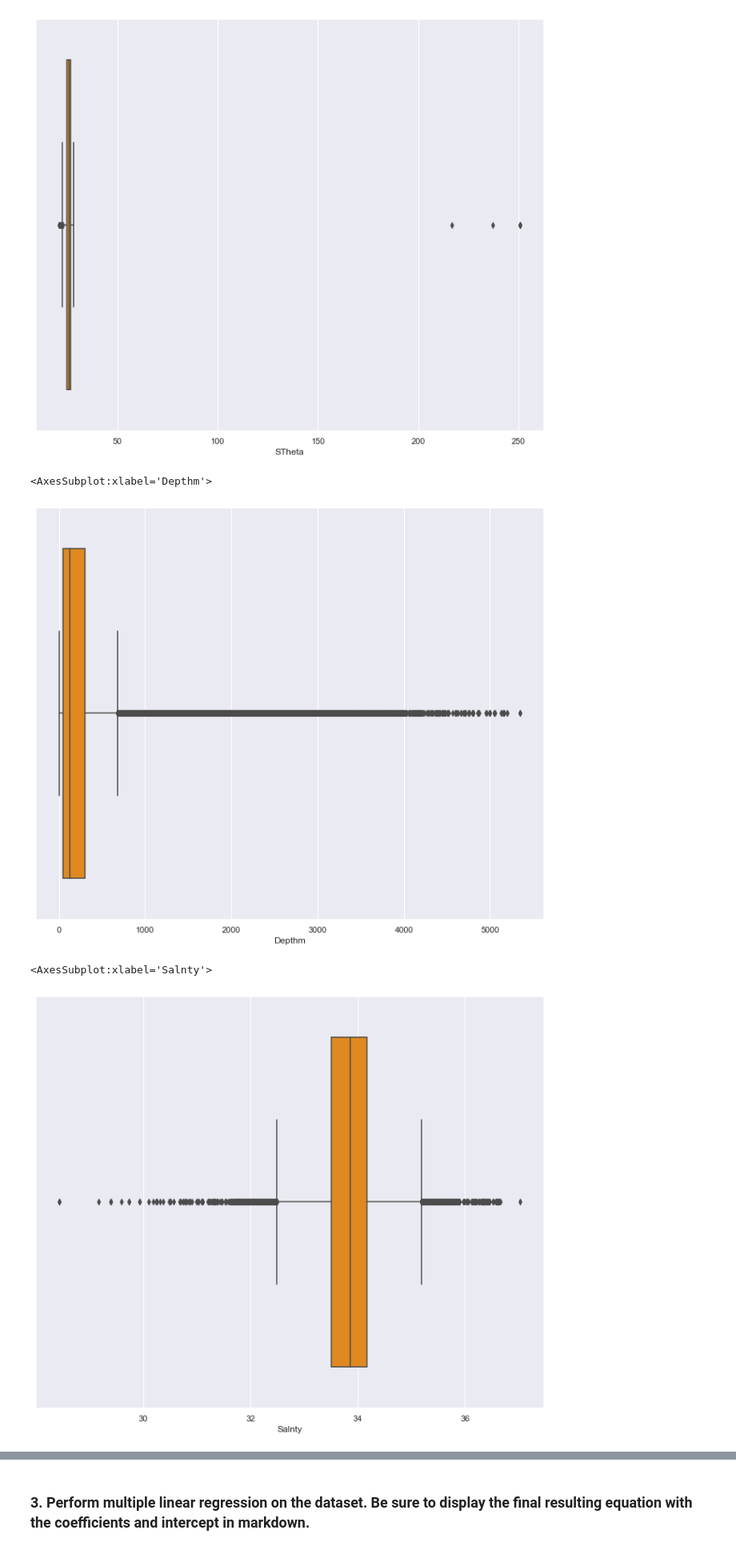
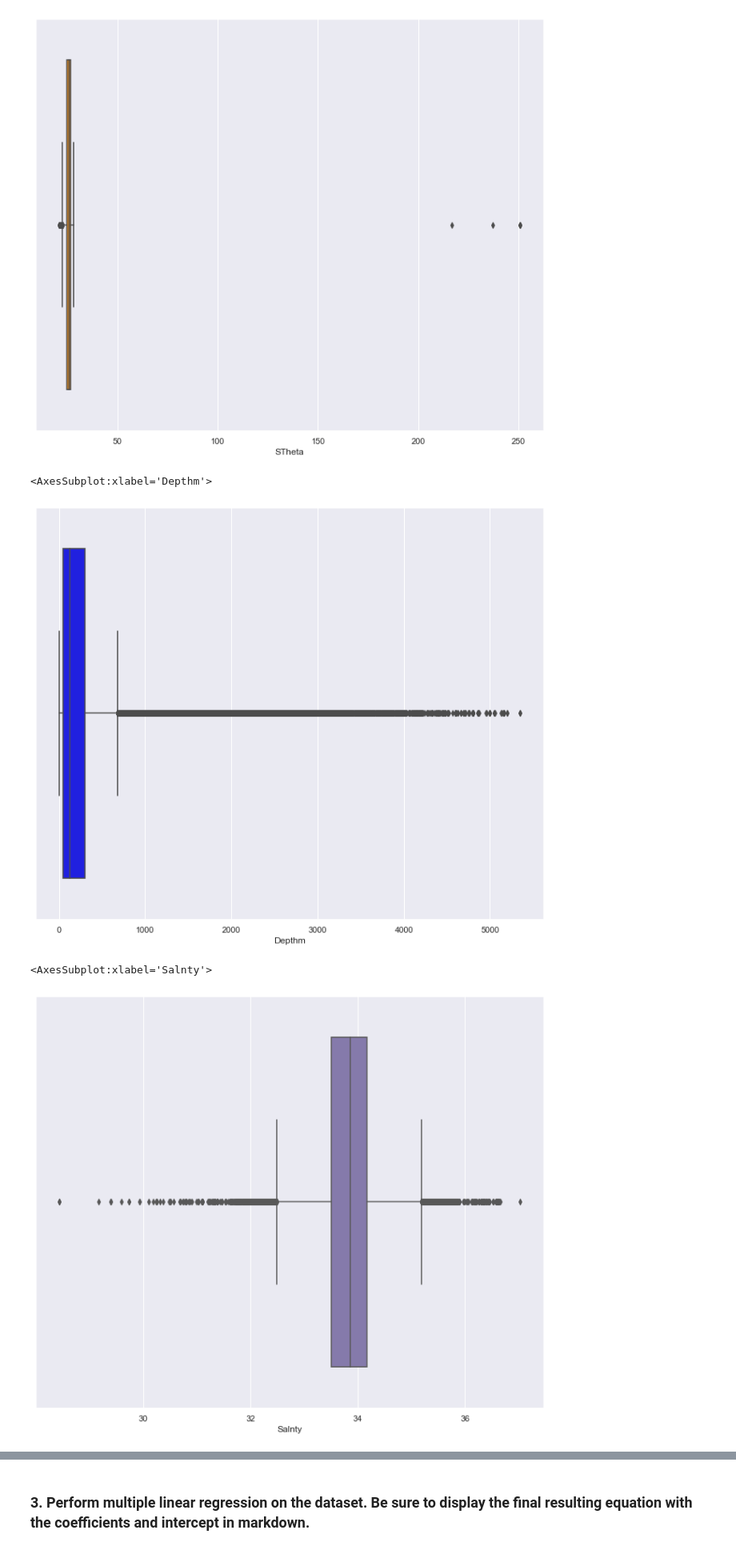
Before and after one commit to artolon/HW14-MLR-LogReg, a Jupyter notebook: Homework14.ipynb, the cells around one changed output, grey strips where cells are left out. Shown: that part at 80% size. Cells and saved outputs as stored; diff of their text form; code cells hidden in the pictures.

```diff
--- a/Homework14.ipynb
+++ b/Homework14.ipynb
@@ -663,13 +667,13 @@ sns.boxplot(x='STheta', color='darkorange', data=predict_temp)
 [figure]
 # %%
 # Depth box plot
-sns.boxplot(x='Depthm', color='darkorange', data=predict_temp)
+sns.boxplot(x='Depthm', color='blue', data=predict_temp)
 # %% [output]
 <AxesSubplot:xlabel='Depthm'>
-[figure, old version]
+[figure, new version]
 # %%
 # Salinity box plot
-sns.boxplot(x='Salnty', color='darkorange', data=predict_temp)
+sns.boxplot(x='Salnty', color='m', data=predict_temp)
 # %% [output]
 <AxesSubplot:xlabel='Salnty'>
-[figure, old version]
+[figure, new version]
```
Also changed, not shown: parts of 44 cells of this notebook.
